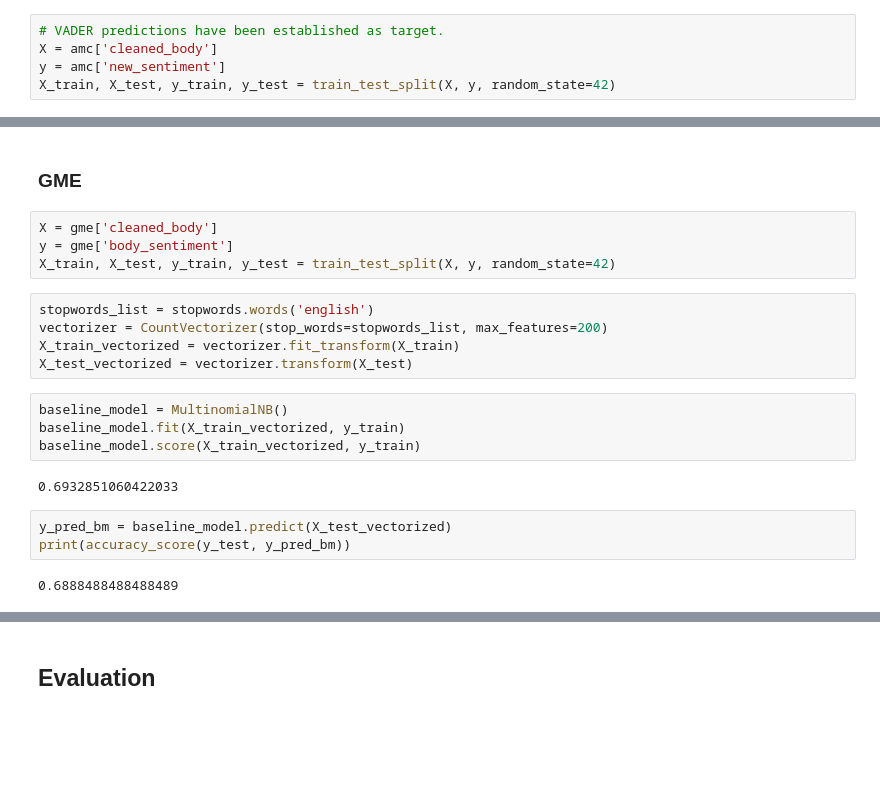
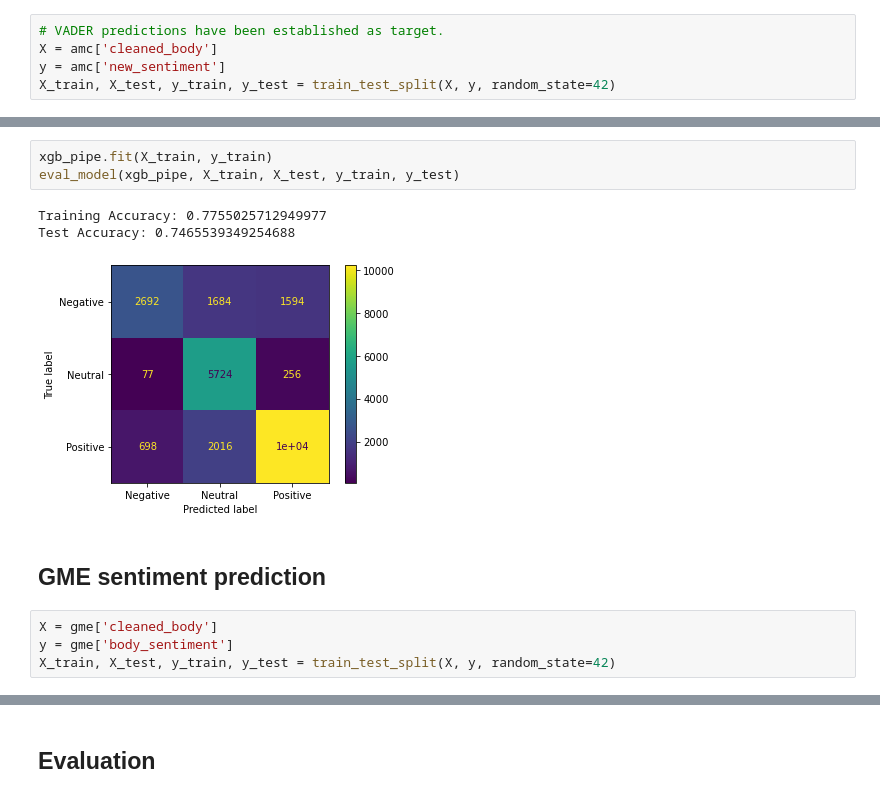
Before and after one commit to cyborgsage/reddit-nlp-strategy, a Jupyter notebook: Reddit_Sentiment_Analysis.ipynb, the cells around one changed output, grey strips where cells are left out. Cells and saved outputs as stored; diff of their text form; blank space fills up the shorter version.

```diff
--- a/Reddit_Sentiment_Analysis.ipynb
+++ b/Reddit_Sentiment_Analysis.ipynb
@@ -176,22 +198,13 @@ plot_confusion_matrix(xgb, X_test_vectorized, y_test, cmap="cividis");
+# %%
+xgb_pipe.fit(X_train, y_train)
+eval_model(xgb_pipe, X_train, X_test, y_train, y_test)
+# %% [output]
+Training Accuracy: 0.7755025712949977
+Test Accuracy: 0.7465539349254688
+[figure, added]
 # %% [markdown]
-### GME
+## GME sentiment prediction
 # %%
 X = gme['cleaned_body']
 y = gme['body_sentiment']
 X_train, X_test, y_train, y_test = train_test_split(X, y, random_state=42)
-# %%
-stopwords_list = stopwords.words('english')
-vectorizer = CountVectorizer(stop_words=stopwords_list, max_features=200)
-X_train_vectorized = vectorizer.fit_transform(X_train)
-X_test_vectorized = vectorizer.transform(X_test)
-# %%
-baseline_model = MultinomialNB()
-baseline_model.fit(X_train_vectorized, y_train)
-baseline_model.score(X_train_vectorized, y_train)
-# %% [output]
-0.6932851060422033
-# %%
-y_pred_bm = baseline_model.predict(X_test_vectorized)
-print(accuracy_score(y_test, y_pred_bm))
-# %% [output]
-0.6888488488488489
```
Also changed, not shown: parts of 53 cells of this notebook, 8 other files.
